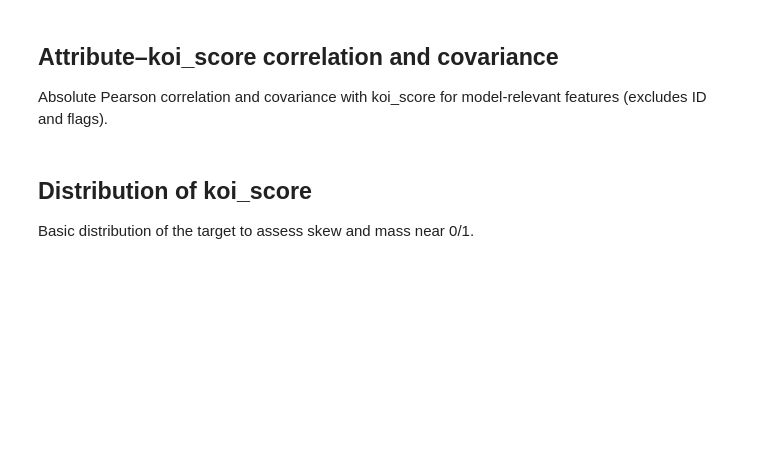
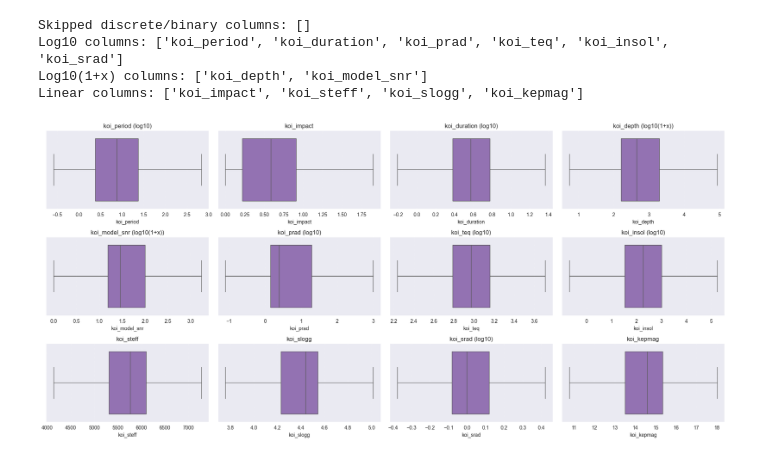
Before and after one commit to ZhuoQiuMcgill/INSE6220-FinalProject, a Jupyter notebook: src/project_code.ipynb, the cells around one changed output. Saved outputs shown, nothing was run; the diff lists cells and outputs as text; code cells hidden in the pictures; blank space fills up the shorter version.

```diff
--- a/src/project_code.ipynb
+++ b/src/project_code.ipynb
@@ -160,8 +128,8 @@ IDENTIFIER_COLS = ['kepid', 'kepoi_name', 'kepler_name']
 TARGET_COL = 'koi_score'
 LABEL_COLS = ['koi_disposition','koi_pdisposition','koi_fpflag_nt','koi_fpflag_ss','koi_fpflag_co','koi_fpflag_ec']
 FEATURE_COLS = [
-    'koi_period','koi_time0bk','koi_impact','koi_duration','koi_depth','koi_model_snr',
-    'koi_prad','koi_teq','koi_insol','koi_steff','koi_slogg','koi_srad','ra','dec','koi_kepmag'
+    'koi_period','koi_impact','koi_duration','koi_depth','koi_model_snr',
+    'koi_prad','koi_teq','koi_insol','koi_steff','koi_slogg','koi_srad','koi_kepmag'
 ]
 
 print(f'Loaded clean dataset: {df.shape[0]} rows x {df.shape[1]} columns')
@@ -175,17 +165,14 @@ import numpy as np
 import matplotlib.pyplot as plt
 import seaborn as sns
 
-# Candidate numeric columns
-all_numeric = [c for c in df.select_dtypes(include=['number']).columns]
-# Exclude id/target and fp flags (treated as discrete)
-exclude_base = {'kepid','koi_score'}
-exclude_base.update([c for c in df.columns if c.startswith('koi_fpflag_')])
+# Use only the 12-feature vector (updated framework)
+plot_cols = [c for c in FEATURE_COLS if c in df.columns]
 # Identify discrete small-cardinality numeric columns to skip in box plots
-discrete_small = [c for c in all_numeric if df[c].nunique(dropna=True) <= 5]
-numeric_cols = [c for c in all_numeric if c not in exclude_base and c not in discrete_small]
+discrete_small = [c for c in plot_cols if df[c].nunique(dropna=True) <= 5]
+numeric_cols = [c for c in plot_cols if c not in discrete_small]
 
-# Columns we keep linear due to physical meaning (angles/magnitude)
-never_log = {'ra','dec','koi_kepmag'}
+# Columns we keep linear due to physical meaning (bounded/magnitude)
+never_log = {'koi_impact','koi_kepmag'}
 
 log10_cols, log1p_cols, linear_cols = [], [], []
 for col in numeric_cols:
@@ -215,33 +202,36 @@ for col in log10_cols:
 for col in log1p_cols:
     plot_df[col] = np.log10(plot_df[col] + 1.0)
 
 print('Skipped discrete/binary columns:', discrete_small)
 print('Log10 columns:', log10_cols)
 print('Log10(1+x) columns:', log1p_cols)
 print('Linear columns:', linear_cols)
 
 # Plot box plots using transformed data where applicable
 cols_to_plot = numeric_cols
 ncols = 4
 nrows = math.ceil(len(cols_to_plot) / ncols)
 fig, axes = plt.subplots(nrows, ncols, figsize=(4.8 * ncols, 3.0 * nrows), squeeze=False)
 
 for i, col in enumerate(cols_to_plot):
     r, c = divmod(i, ncols)
     ax = axes[r][c]
     sns.boxplot(x=plot_df[col].dropna(), ax=ax, color='#9467bd', orient='h', whis=1.5, showfliers=False)
     tr = ' (log10)' if col in log10_cols else (' (log10(1+x))' if col in log1p_cols else '')
     ax.set_title(col + tr)
     ax.grid(True, axis='x', linestyle=':', alpha=0.35)
 
 # Hide unused axes
 total_axes = nrows * ncols
 for j in range(len(cols_to_plot), total_axes):
     r, c = divmod(j, ncols)
     axes[r][c].set_visible(False)
 
 plt.tight_layout()
 plt.show()
+# %% [output]
+Skipped discrete/binary columns: []
+Log10 columns: ['koi_period', 'koi_duration', 'koi_prad', 'koi_teq', 'koi_insol', 'koi_srad']
+Log10(1+x) columns: ['koi_depth', 'koi_model_snr']
+Linear columns: ['koi_impact', 'koi_steff', 'koi_slogg', 'koi_kepmag']
+[figure, added]
-# %% [markdown]
-## Attribute–koi_score correlation and covariance
-Absolute Pearson correlation and covariance with koi_score for model-relevant features (excludes ID and flags).
@@ -311,6 +238,3 @@ print(stats_cov[['feature','cov']].head(10).to_string(index=False))
-# %% [markdown]
-## Distribution of koi_score
-Basic distribution of the target to assess skew and mass near 0/1.
 # %%
 import matplotlib.pyplot as plt
 import seaborn as sns
```
Also changed, not shown: parts of 12 cells of this notebook, 2 other files.
